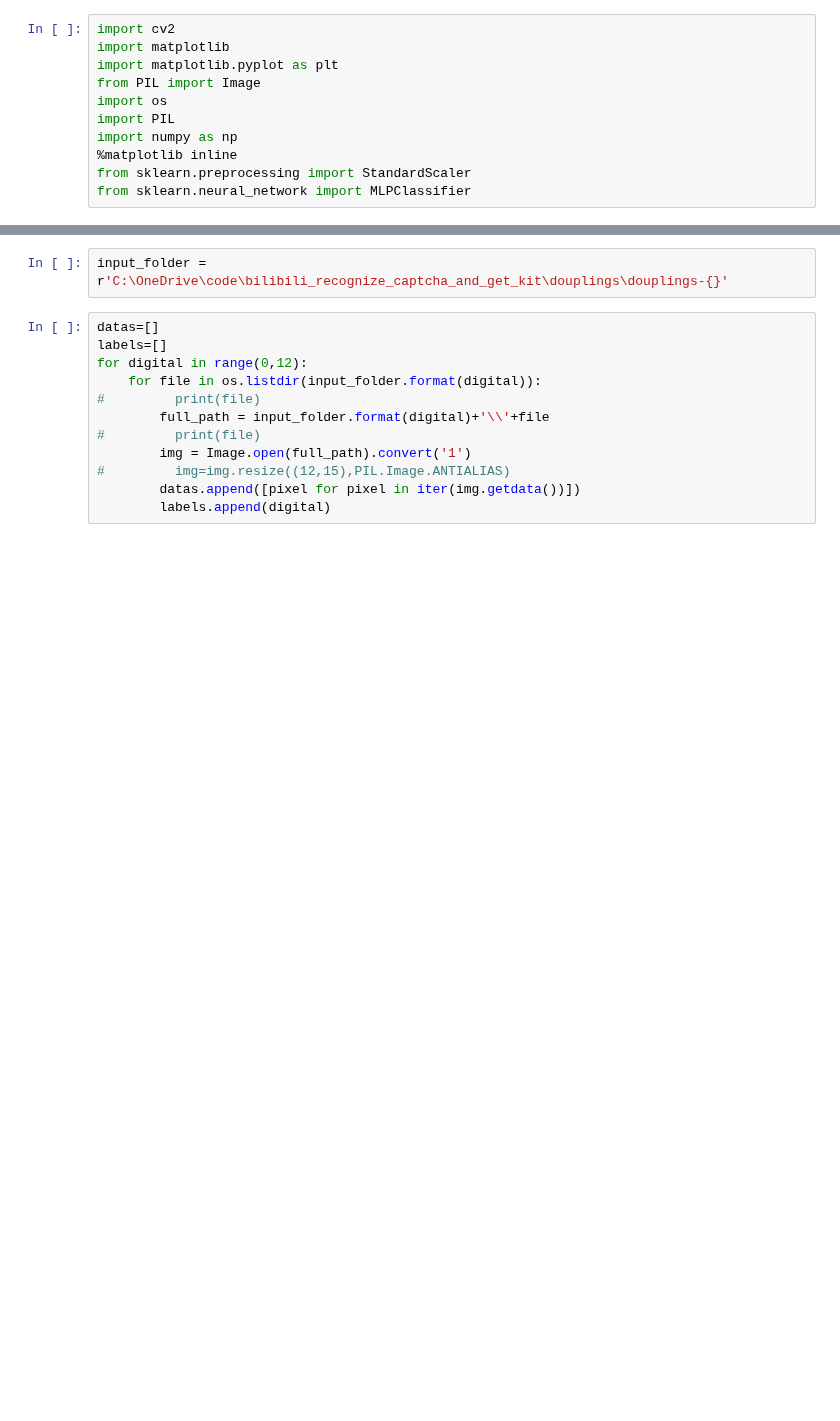
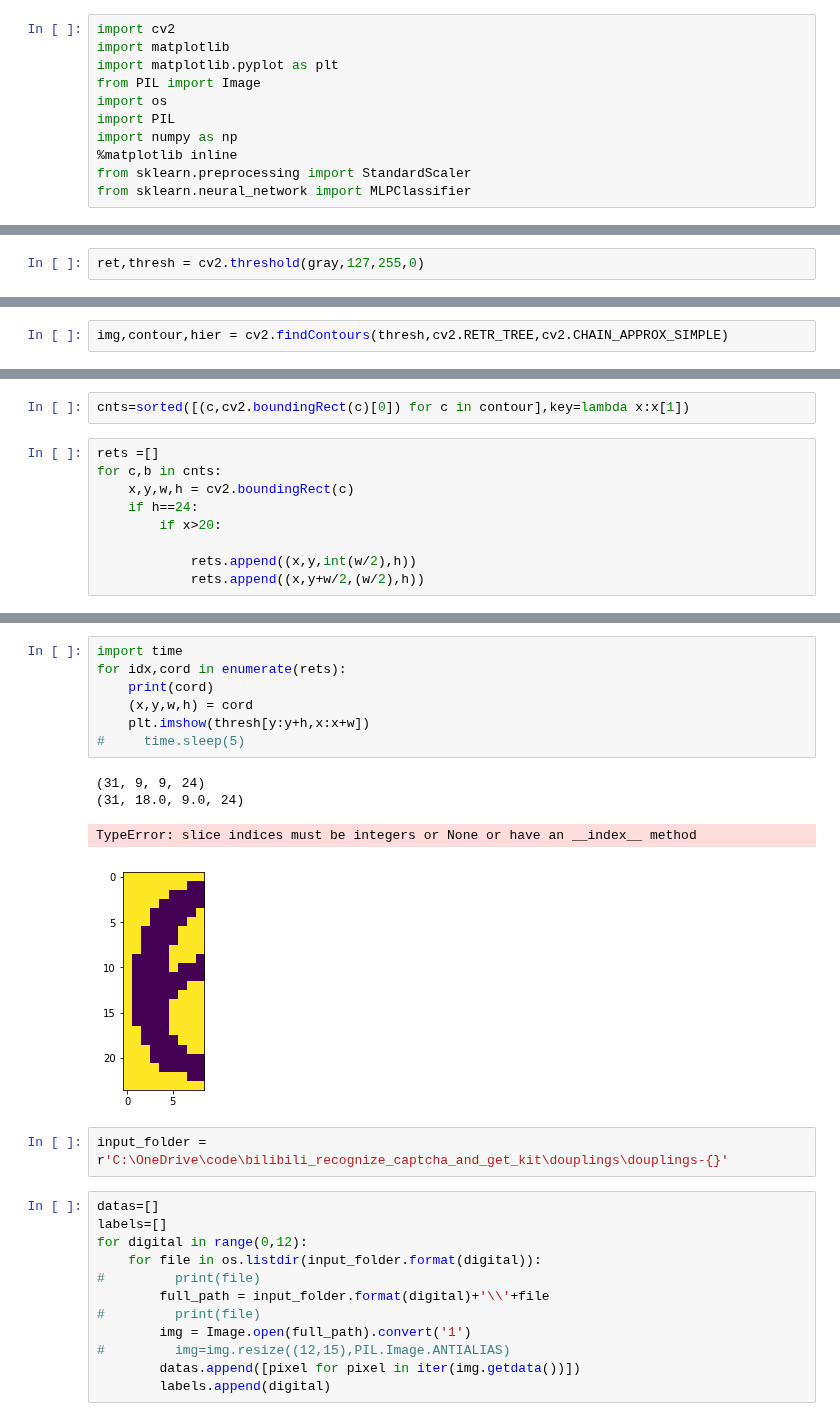
Before and after one commit to barneyElDinosaurio/base_function, a Jupyter notebook: image_detect/machine_learning_yanzhenma.ipynb, the cells around one changed output, grey strips where cells are left out. Cells and saved outputs as stored; diff of their text form; blank space fills up the shorter version.

```diff
--- a/image_detect/machine_learning_yanzhenma.ipynb
+++ b/image_detect/machine_learning_yanzhenma.ipynb
@@ -11,0 +33,2 @@ from sklearn.neural_network import MLPClassifier
+# %%
+ret,thresh = cv2.threshold(gray,127,255,0)
@@ -11,0 +49,2 @@ from sklearn.neural_network import MLPClassifier
+# %%
+img,contour,hier = cv2.findContours(thresh,cv2.RETR_TREE,cv2.CHAIN_APPROX_SIMPLE)
@@ -11,0 +81,11 @@ from sklearn.neural_network import MLPClassifier
+# %%
+cnts=sorted([(c,cv2.boundingRect(c)[0]) for c in contour],key=lambda x:x[1])
+# %%
+rets =[]
+for c,b in cnts:
+    x,y,w,h = cv2.boundingRect(c)
+    if h==24:
+        if x>20:
+
+            rets.append((x,y,int(w/2),h))
+            rets.append((x,y+w/2,(w/2),h))
@@ -12,3 +101,15 @@ from sklearn.neural_network import MLPClassifier
+# %%
+import time
+for idx,cord in enumerate(rets):
+    print(cord)
+    (x,y,w,h) = cord
+    plt.imshow(thresh[y:y+h,x:x+w])
+#     time.sleep(5)
+# %% [output]
+(31, 9, 9, 24)
+(31, 18.0, 9.0, 24)
+TypeError: slice indices must be integers or None or have an __index__ method
+[figure, added]
 # %%
 input_folder = r'C:\OneDrive\code\bilibili_recognize_captcha_and_get_kit\douplings\douplings-{}'
 # %%
```
Also changed, not shown: parts of 9 cells of this notebook.
